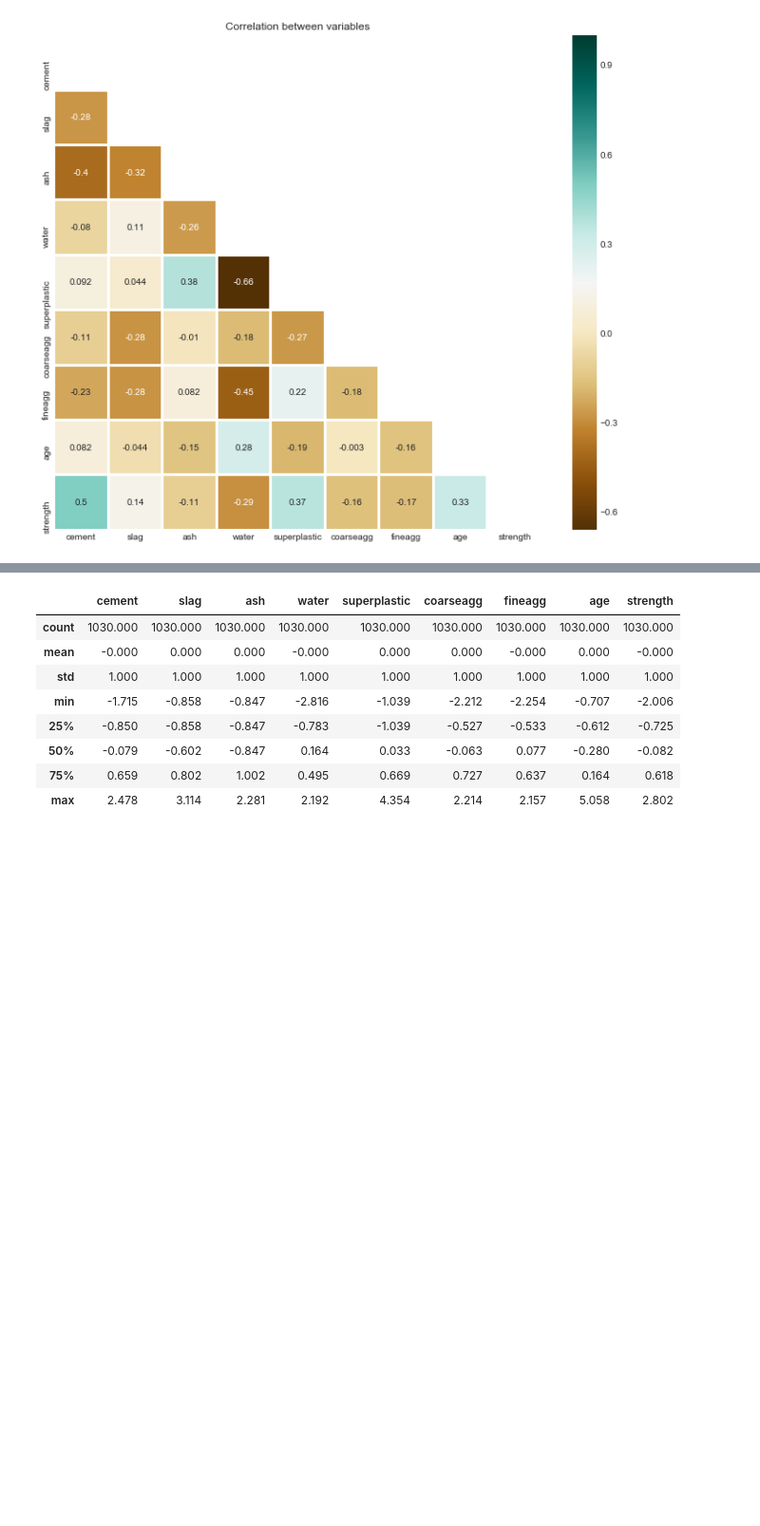
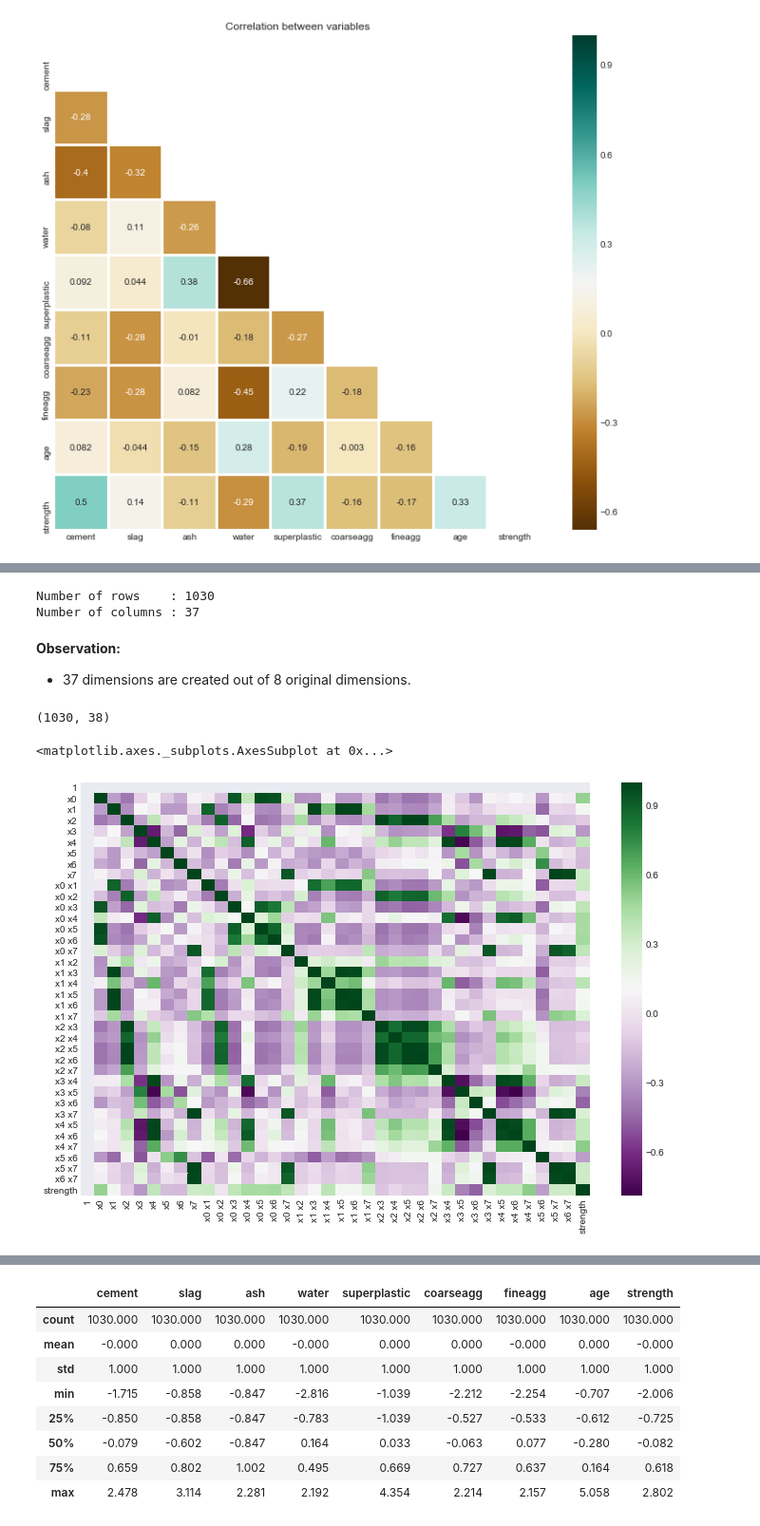
Before and after one commit to theakshaydas/PGP-AIML, a Jupyter notebook: CaseStudies/08-FeatureEngineering-Concrete.Strength/Concrete Compressive Strength.ipynb, the cells around one changed output, grey strips where cells are left out. Shown at 95% size. Cells and saved outputs as stored; diff of their text form; code cells hidden in the pictures; blank space fills up the shorter version.

```diff
--- a/CaseStudies/08-FeatureEngineering-Concrete.Strength/Concrete Comprehensive Strength.ipynb
+++ b/CaseStudies/08-FeatureEngineering-Concrete.Strength/Concrete Compressive Strength.ipynb
@@ -495,0 +542,30 @@ Standardization or z-scores is the most commonly used method. It converts all in
+# %%
+# Instantiate an poly object with 2nd degree
+poly = PolynomialFeatures(degree=2, interaction_only=True)
+# %%
+# Fit and transform the X or input features
+concrete_poly = poly.fit_transform(concrete.drop('strength', axis=1))
+# %%
+# Get the shape of the newly generated features
+print("Number of rows    :",concrete_poly.shape[0])
+print("Number of columns :",concrete_poly.shape[1])
+# %% [output]
+Number of rows    : 1030
+Number of columns : 37
+# %% [markdown]
+**Observation:**
+- 37 dimensions are created out of 8 original dimensions.
+# %%
+# Join the strength column to create a polynomial dataset
+concrete_poly = pd.DataFrame(concrete_poly,columns=poly.get_feature_names())
+concrete_poly['strength'] = concrete['strength']
+concrete_poly.shape
+# %% [output]
+(1030, 38)
+# %%
+# Visualize the correlation matrix
+plt.figure(figsize=(12,8))
+sns.heatmap(concrete_poly.corr(), cmap="PRGn")
+# %% [output]
+<matplotlib.axes._subplots.AxesSubplot at 0x...>
+[figure, added]
```
Also changed, not shown: parts of 69 cells of this notebook.
